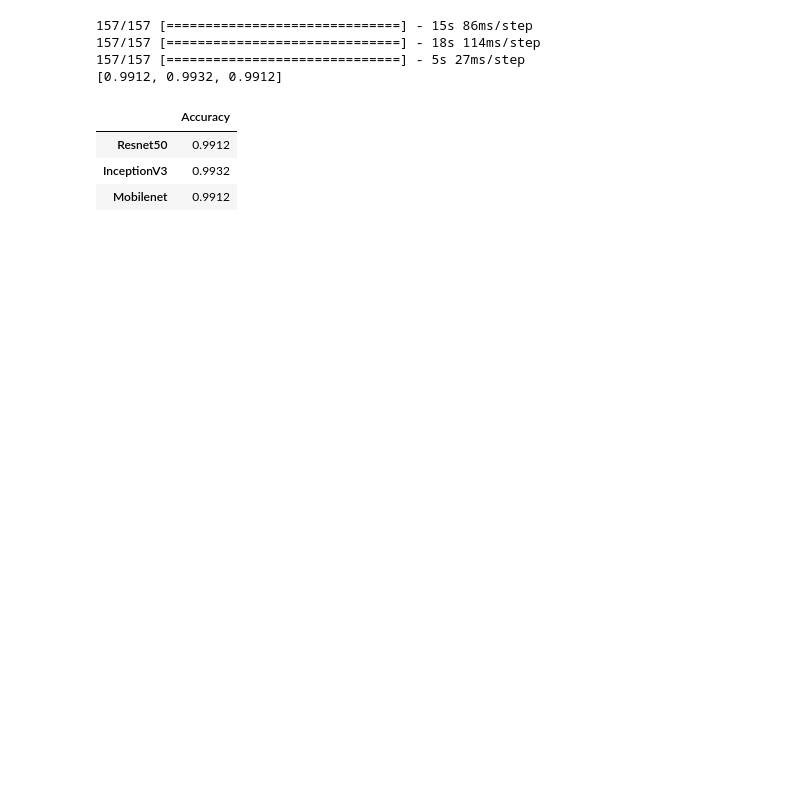
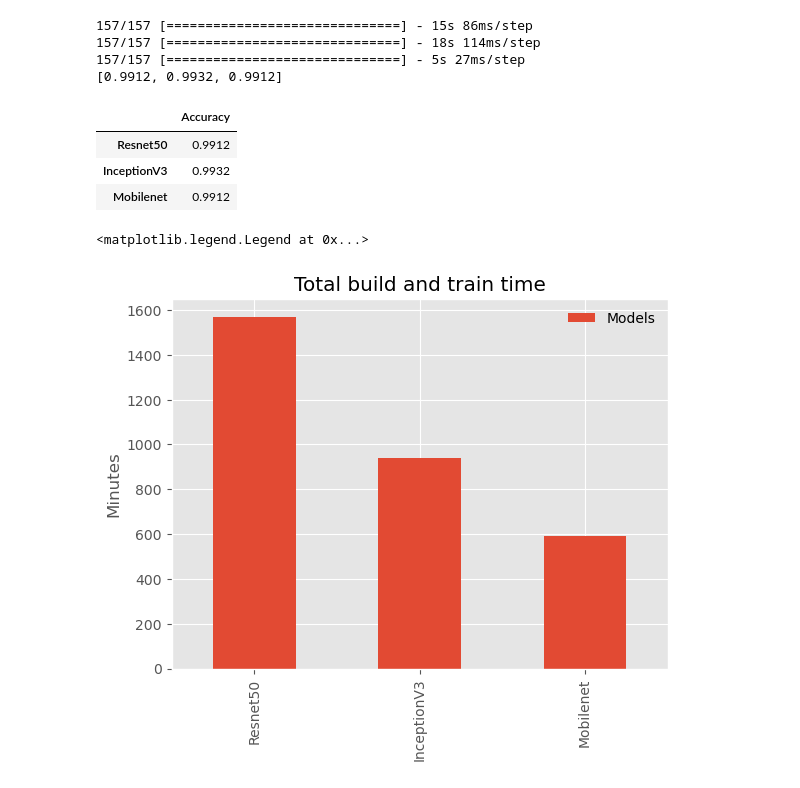
Before and after one commit to NinaCilliers/MNIST784_transfer_learning, a Jupyter notebook: MNIST784_transfer_learning.ipynb, the cells around one changed output. Saved outputs shown, nothing was run; the diff lists cells and outputs as text; code cells hidden in the pictures; blank space fills up the shorter version.

```diff
--- a/MNIST784_transfer_learning.ipynb
+++ b/MNIST784_transfer_learning.ipynb
@@ -328,5 +388,6 @@ No artists with labels found to put in legend.  Note that artists whose label st
 # %%
 test_accuracy = [predict(model, test_data) for model in trained_models]
+times = [1571,941,592]  #runtimes in minutes
 print(test_accuracy)
 # %% [output]
 157/157 [==============================] - 15s 86ms/step
@@ -340,3 +401,11 @@ pd.DataFrame(test_accuracy,index=model_names, columns=['Accuracy'])
 | Resnet50 | 0.9912 |
 | InceptionV3 | 0.9932 |
 | Mobilenet | 0.9912 |
+# %%
+pd.DataFrame(times, index=model_names, columns=['Models']).plot(kind='bar')
+plt.title('Total build and train time')
+plt.ylabel('Minutes')
+plt.legend(frameon=False)
+# %% [output]
+<matplotlib.legend.Legend at 0x...>
+[figure, added]
```
Also changed, not shown: parts of 20 cells of this notebook.
